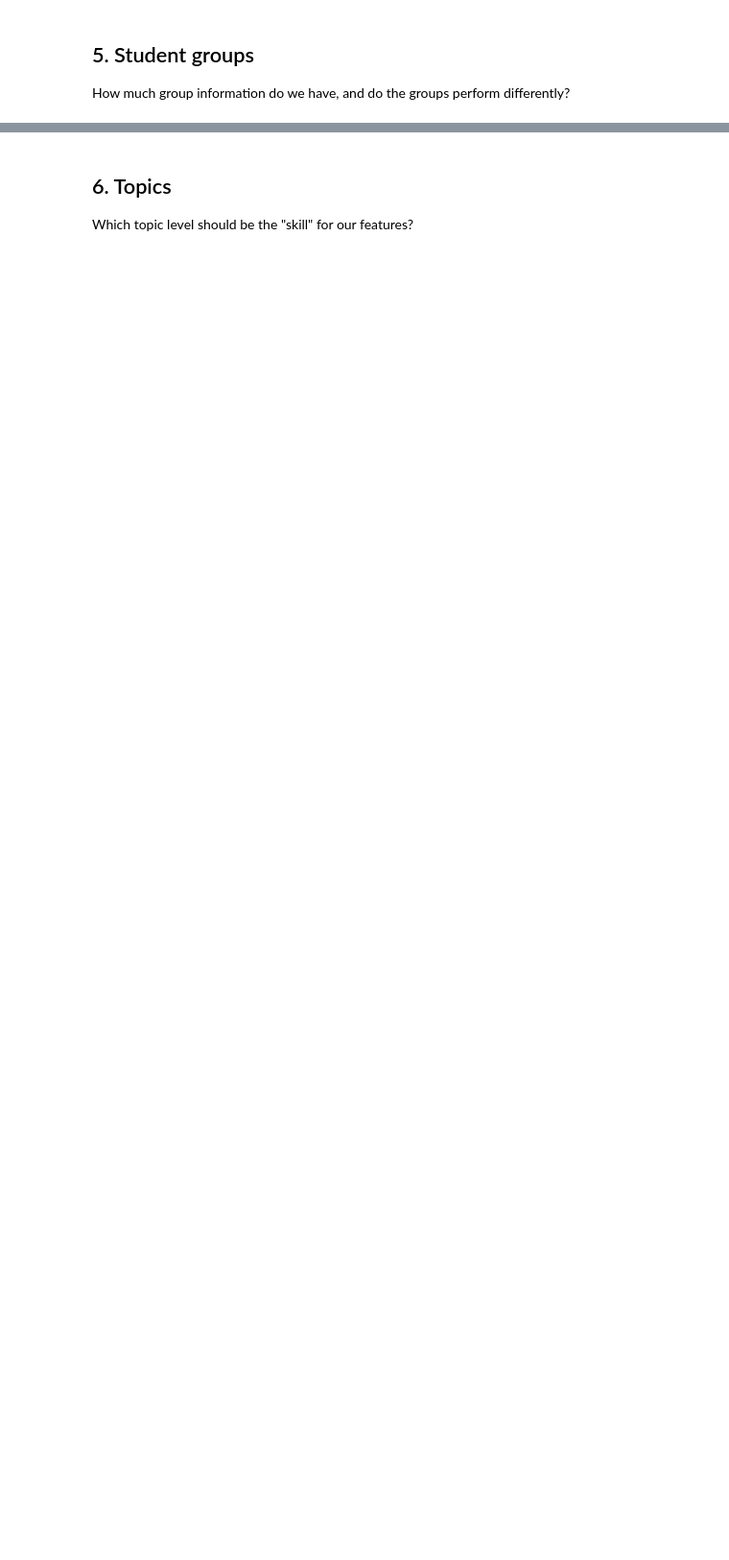
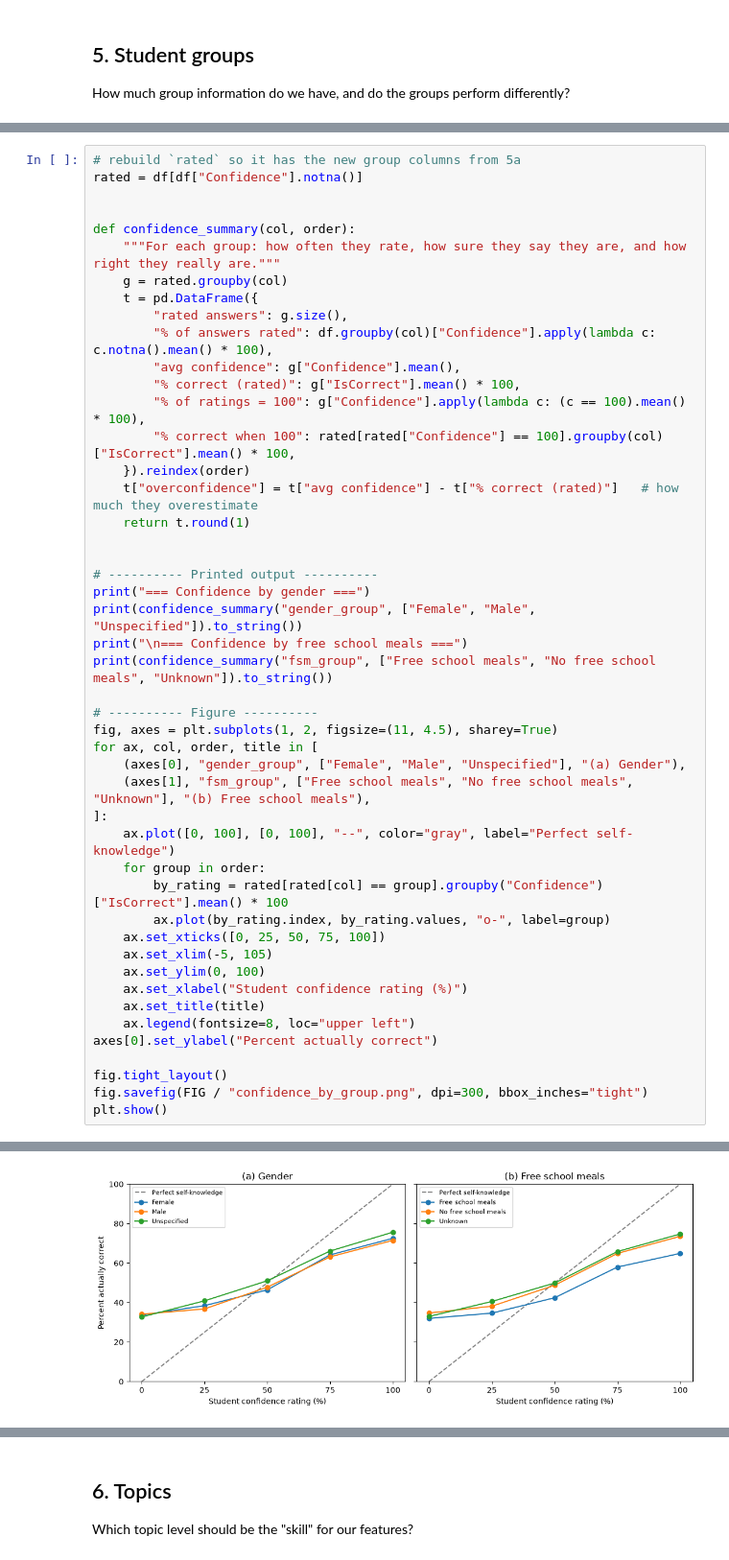
Before and after one commit to AgahDUZENLI/confidence-vs-ml, a Jupyter notebook: notebooks/01_explore.ipynb, the cells around one changed output, grey strips where cells are left out. Shown at 96% size. Saved outputs shown, nothing was run; the diff lists cells and outputs as text; blank space fills up the shorter version.

```diff
--- a/notebooks/01_explore.ipynb
+++ b/notebooks/01_explore.ipynb
@@ -126,0 +276,48 @@ Name: IsCorrect, dtype: float64
+# %%
+# rebuild `rated` so it has the new group columns from 5a
+rated = df[df["Confidence"].notna()]
+
+
+def confidence_summary(col, order):
+    """For each group: how often they rate, how sure they say they are, and how right they really are."""
+    g = rated.groupby(col)
+    t = pd.DataFrame({
+        "rated answers": g.size(),
+        "% of answers rated": df.groupby(col)["Confidence"].apply(lambda c: c.notna().mean() * 100),
+        "avg confidence": g["Confidence"].mean(),
+        "% correct (rated)": g["IsCorrect"].mean() * 100,
+        "% of ratings = 100": g["Confidence"].apply(lambda c: (c == 100).mean() * 100),
+        "% correct when 100": rated[rated["Confidence"] == 100].groupby(col)["IsCorrect"].mean() * 100,
+    }).reindex(order)
+    t["overconfidence"] = t["avg confidence"] - t["% correct (rated)"]   # how much they overestimate
+    return t.round(1)
+
+
+# ---------- Printed output ----------
+print("=== Confidence by gender ===")
+print(confidence_summary("gender_group", ["Female", "Male", "Unspecified"]).to_string())
+print("\n=== Confidence by free school meals ===")
+print(confidence_summary("fsm_group", ["Free school meals", "No free school meals", "Unknown"]).to_string())
+
+# ---------- Figure ----------
+fig, axes = plt.subplots(1, 2, figsize=(11, 4.5), sharey=True)
+for ax, col, order, title in [
+    (axes[0], "gender_group", ["Female", "Male", "Unspecified"], "(a) Gender"),
+    (axes[1], "fsm_group", ["Free school meals", "No free school meals", "Unknown"], "(b) Free school meals"),
+]:
+    ax.plot([0, 100], [0, 100], "--", color="gray", label="Perfect self-knowledge")
+    for group in order:
+        by_rating = rated[rated[col] == group].groupby("Confidence")["IsCorrect"].mean() * 100
+        ax.plot(by_rating.index, by_rating.values, "o-", label=group)
+    ax.set_xticks([0, 25, 50, 75, 100])
+    ax.set_xlim(-5, 105)
+    ax.set_ylim(0, 100)
+    ax.set_xlabel("Student confidence rating (%)")
+    ax.set_title(title)
+    ax.legend(fontsize=8, loc="upper left")
+axes[0].set_ylabel("Percent actually correct")
+
+fig.tight_layout()
+fig.savefig(FIG / "confidence_by_group.png", dpi=300, bbox_inches="tight")
+plt.show()
+# %% [output]
@@ -126,0 +337 @@ Name: IsCorrect, dtype: float64
+[figure, added]
```
Also changed, not shown: parts of 22 cells of this notebook, 14 other files.
